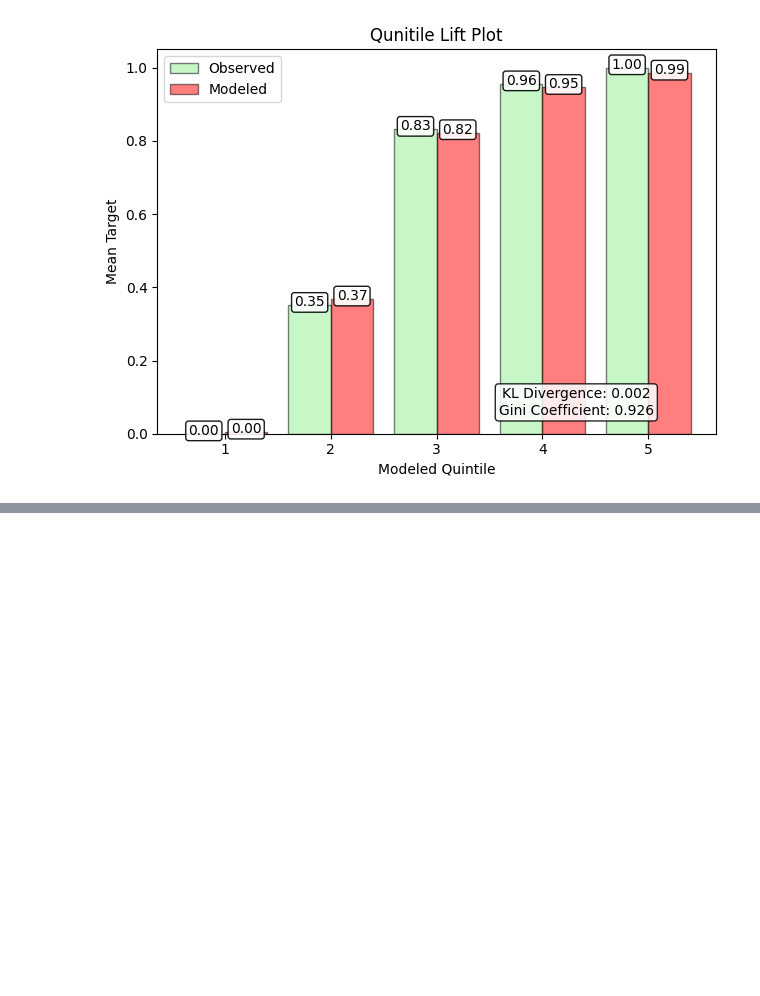
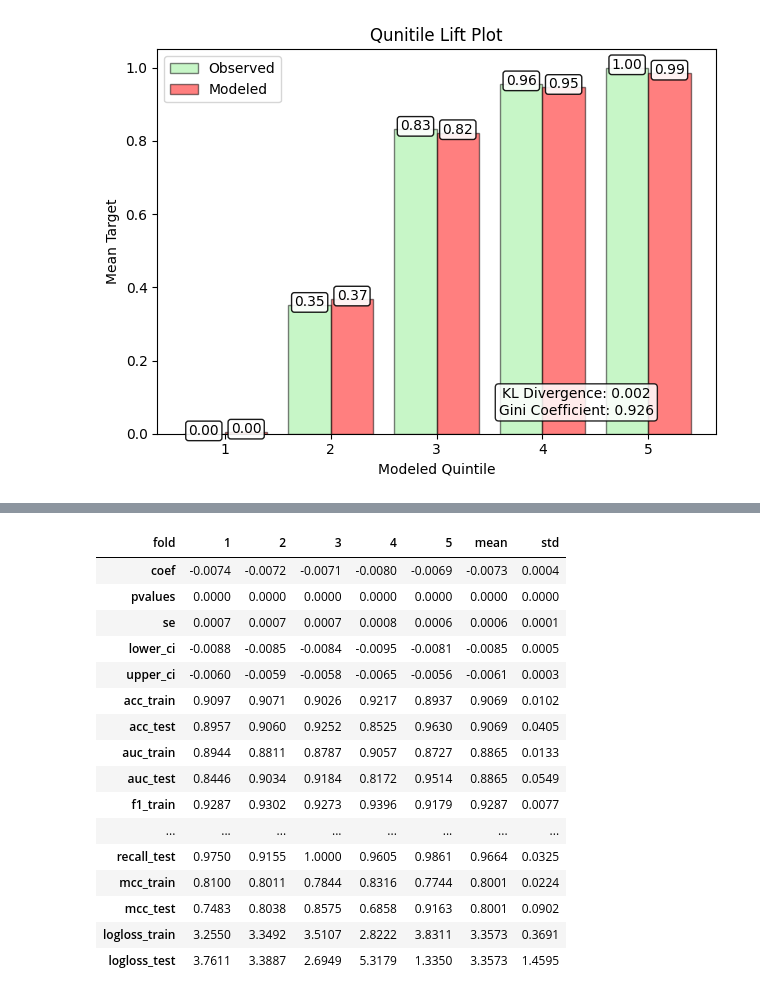
Before and after one commit to predictables/predictables, a Jupyter notebook: dev_univariate.ipynb, the cells around one changed output, grey strips where cells are left out. Cells and saved outputs as stored; diff of their text form; code cells hidden in the pictures; blank space fills up the shorter version.

Commit message:
get_data functionality is mostly done

```diff
--- a/dev_univariate.ipynb
+++ b/dev_univariate.ipynb
@@ -241,0 +231,28 @@ plt.show()
+# %%
+import pandas as pd
+import matplotlib.pyplot as plt
+from predictables.univariate import Univariate
+from predictables.univariate.src._get_data import _get_cv_train_df
+df = pd.read_parquet("./cancerdf.parquet")
+ua = Univariate(
+    df, "cv", "comp_1", "target"
+)
+ua.results.round(4).T
+# %% [output]
+| fold | 1 | 2 | 3 | 4 | 5 | mean | std |
+| coef | -0.0074 | -0.0072 | -0.0071 | -0.0080 | -0.0069 | -0.0073 | 0.0004 |
+| pvalues | 0.0000 | 0.0000 | 0.0000 | 0.0000 | 0.0000 | 0.0000 | 0.0000 |
+| se | 0.0007 | 0.0007 | 0.0007 | 0.0008 | 0.0006 | 0.0006 | 0.0001 |
+| lower_ci | -0.0088 | -0.0085 | -0.0084 | -0.0095 | -0.0081 | -0.0085 | 0.0005 |
+| upper_ci | -0.0060 | -0.0059 | -0.0058 | -0.0065 | -0.0056 | -0.0061 | 0.0003 |
+| acc_train | 0.9097 | 0.9071 | 0.9026 | 0.9217 | 0.8937 | 0.9069 | 0.0102 |
+| acc_test | 0.8957 | 0.9060 | 0.9252 | 0.8525 | 0.9630 | 0.9069 | 0.0405 |
+| auc_train | 0.8944 | 0.8811 | 0.8787 | 0.9057 | 0.8727 | 0.8865 | 0.0133 |
+| auc_test | 0.8446 | 0.9034 | 0.9184 | 0.8172 | 0.9514 | 0.8865 | 0.0549 |
+| f1_train | 0.9287 | 0.9302 | 0.9273 | 0.9396 | 0.9179 | 0.9287 | 0.0077 |
+| ... | ... | ... | ... | ... | ... | ... | ... |
+| recall_test | 0.9750 | 0.9155 | 1.0000 | 0.9605 | 0.9861 | 0.9664 | 0.0325 |
+| mcc_train | 0.8100 | 0.8011 | 0.7844 | 0.8316 | 0.7744 | 0.8001 | 0.0224 |
+| mcc_test | 0.7483 | 0.8038 | 0.8575 | 0.6858 | 0.9163 | 0.8001 | 0.0902 |
+| logloss_train | 3.2550 | 3.3492 | 3.5107 | 2.8222 | 3.8311 | 3.3573 | 0.3691 |
+| logloss_test | 3.7611 | 3.3887 | 2.6949 | 5.3179 | 1.3350 | 3.3573 | 1.4595 |
```
Also changed, not shown: parts of 18 cells of this notebook, 8 other files.
